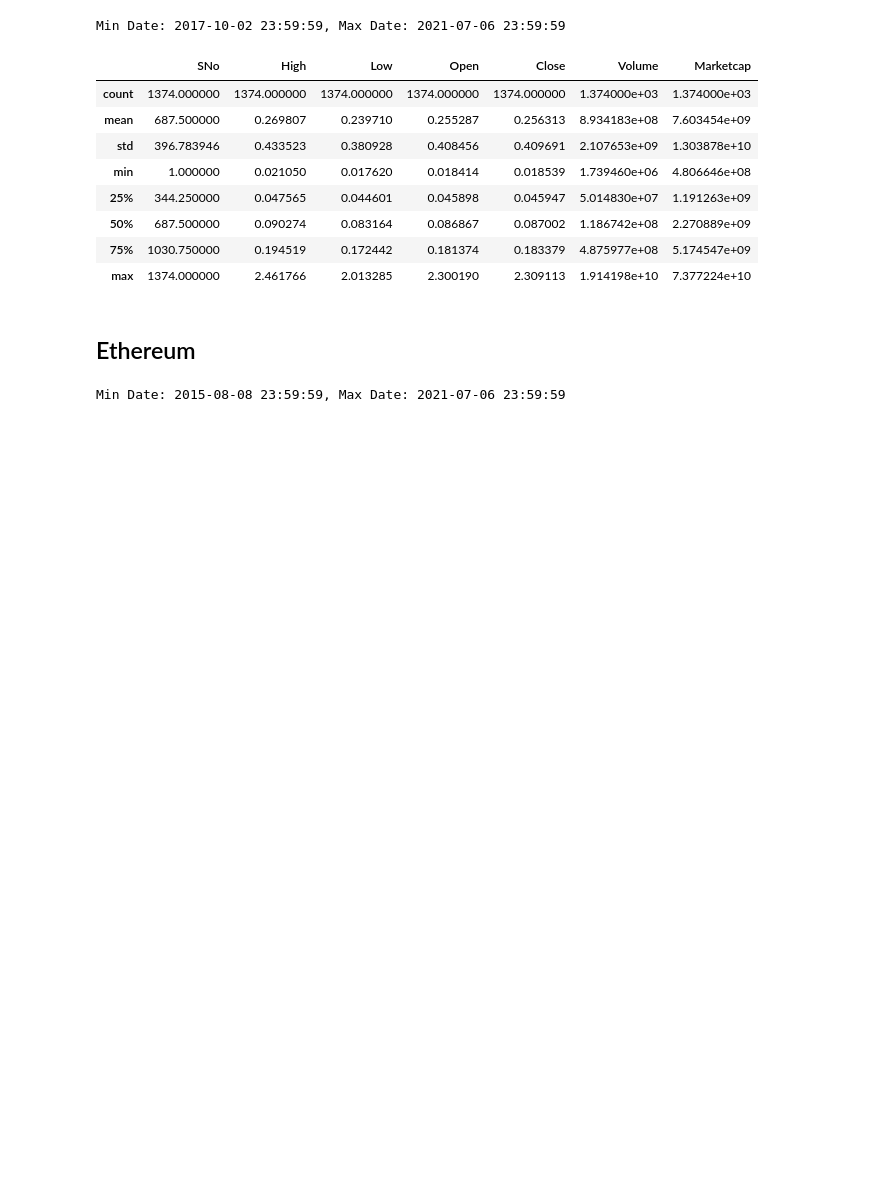
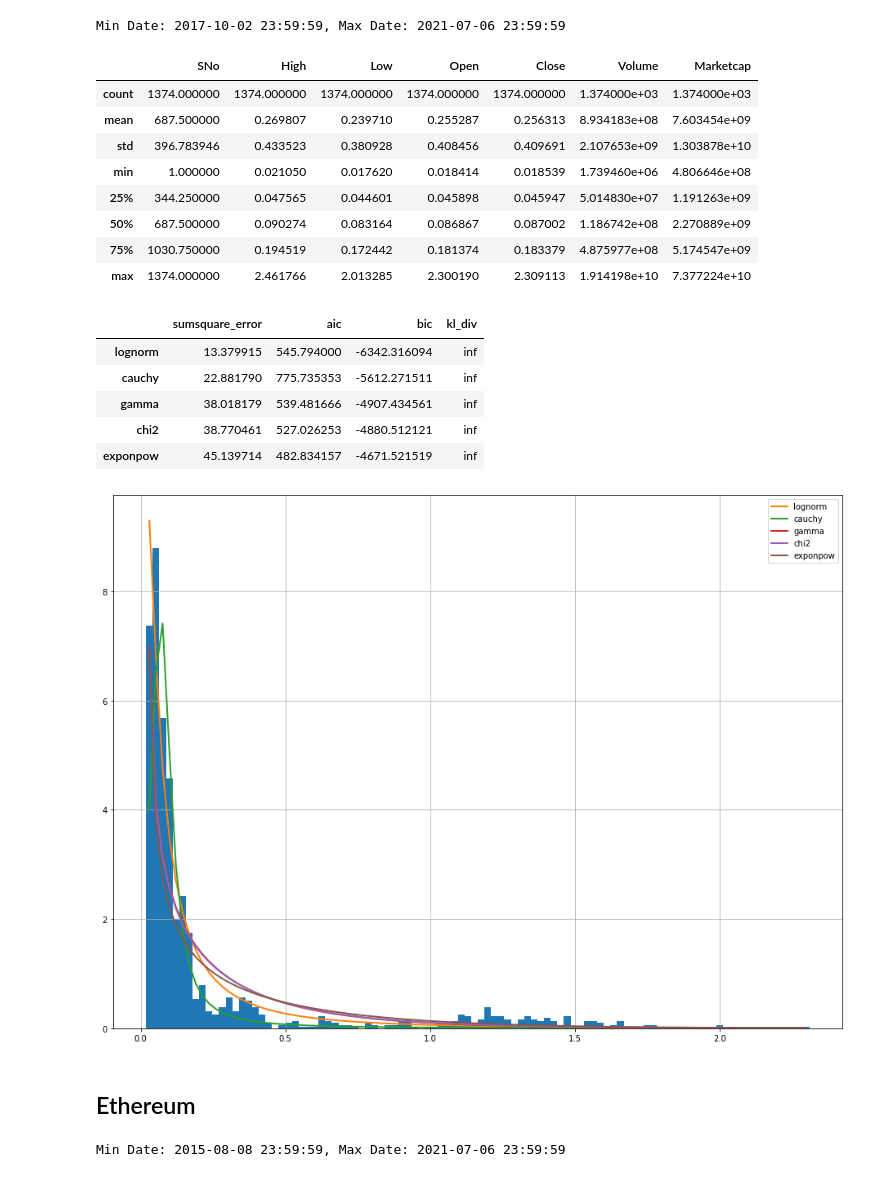
Before and after one commit to jcalvesoliveira/crypto-deep-learning, a Jupyter notebook: notebooks/1.0-initial-data-exploration.ipynb, the cells around one changed output. Saved outputs shown, nothing was run; the diff lists cells and outputs as text; code cells hidden in the pictures; blank space fills up the shorter version.

```diff
--- a/notebooks/1.0-initial-data-exploration.ipynb
+++ b/notebooks/1.0-initial-data-exploration.ipynb
@@ -132,6 +181,18 @@ fig = go.Figure(data=go.Ohlc(x=df[df.Symbol == 'ADA']['Date'],
                              close=df[df.Symbol == 'ADA']['Close']))
 fig.update_layout(title='Cardano OHLC', yaxis_title='Stock Price (USD)')
 fig.show(renderer="svg")
+# %%
+f = Fitter(df[df.Symbol == 'ADA']['Close'], distributions='common')
+f.fit()
+f.summary()
+# %% [output]
+|  | sumsquare_error | aic | bic | kl_div |
+| lognorm | 13.379915 | 545.794000 | -6342.316094 | inf |
+| cauchy | 22.881790 | 775.735353 | -5612.271511 | inf |
+| gamma | 38.018179 | 539.481666 | -4907.434561 | inf |
+| chi2 | 38.770461 | 527.026253 | -4880.512121 | inf |
+| exponpow | 45.139714 | 482.834157 | -4671.521519 | inf |
+[figure, added]
 # %% [markdown]
 ## Ethereum
 # %%
```
Also changed, not shown: parts of 48 cells of this notebook, 7 other files.
